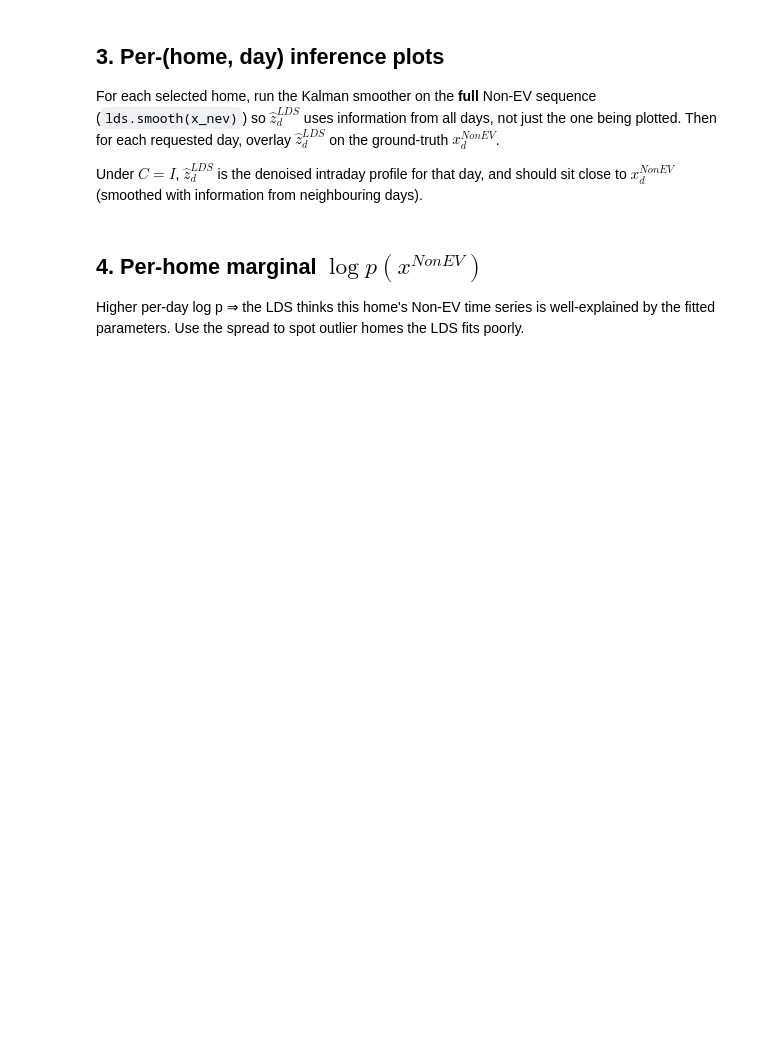
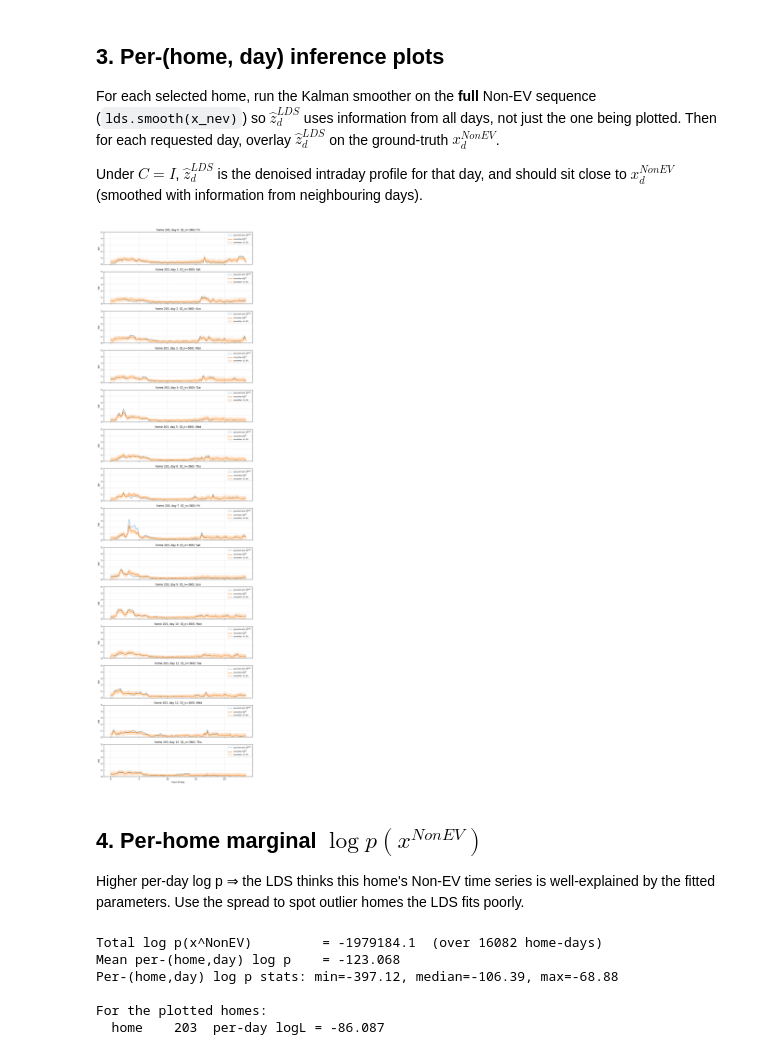
Before and after one commit to jackellishsieh/residential-power-forecasting, a Jupyter notebook: notebooks/jack/lds-non-ev-validation.ipynb, the cells around one changed output. Cells and saved outputs as stored; diff of their text form; code cells hidden in the pictures; blank space fills up the shorter version.

```diff
--- a/notebooks/jack/lds-non-ev-validation.ipynb
+++ b/notebooks/jack/lds-non-ev-validation.ipynb
@@ -42,10 +52,14 @@ train_df = load_split(str(PROJECT_ROOT / 'data_processing' / 'splits' / 'train.p
 T = gm.T
 
 home_to_nonev = {}
+home_to_day_of_week = {}
+
 for hid, g in train_df.sort_values(['home_id','day','time_index']).groupby('home_id'):
     D_n = g['day'].nunique()
     if len(g) != D_n * T:
         continue
     home_to_nonev[int(hid)] = g['non_ev_load'].to_numpy().reshape(D_n, T).astype(np.float64)
 
+    home_to_day_of_week[int(hid)] = g['day'].dt.dayofweek.to_numpy().reshape(D_n, T)[:, 0].astype(np.int32)
+
 print(f'{len(home_to_nonev)} homes loaded with ground-truth Non-EV obs')
@@ -59,9 +75,15 @@ Three modes, pick one in the cell below:
 - `MODE='by_quality'` — show `BY_QUALITY_N` worst-fit + `BY_QUALITY_N` best-fit homes (one random day each)
 # %%
 # ── CONFIGURE ──────────────────────────────────────────────────────────────
-MODE = 'random'        # 'manual' | 'random' | 'by_quality'
+MODE = 'manual'        # 'manual' | 'random' | 'by_quality'
 
-MANUAL_PAIRS = [(27, 0), (27, 100), (3000, 10)]
+# MANUAL_PAIRS = [
+#     (27, 0), (27, 1), (27, 2), (27, 100)
+# ]
+
+MANUAL_PAIRS = [
+    (203, i) for i in range(14)
+]
 
 RANDOM_N    = 6
 RANDOM_SEED = 0
@@ -111,36 +149,47 @@ Under $C=I$, $\hat z^{LDS}_d$ is the denoised intraday profile for that day,
 and should sit close to $x^{NonEV}_d$ (smoothed with information from
 neighbouring days).
 # %%
+day_of_week_strings = [
+    'Mon', 'Tue', 'Wed', 'Thu', 'Fri', 'Sat', 'Sun'
+]
+
+
 # Cache the smoother per home (one smoother call covers all that home's days).
 smoothed_cache = {}
 for hid, _ in pairs_to_plot:
     if hid not in smoothed_cache:
         smoothed_cache[hid] = lds.smooth(home_to_nonev[hid])
 
 tt = np.arange(T) * 15 / 60   # hours of day
 n  = len(pairs_to_plot)
 fig, axes = plt.subplots(n, 1, figsize=(10, 2.5 * n), sharex=True)
 if n == 1:
     axes = [axes]
 
 for (hid, d), ax in zip(pairs_to_plot, axes):
     x_nev   = home_to_nonev[hid]
     sm      = smoothed_cache[hid]
     z_d     = sm.z_smooth[d]                          # (T,)
     z_d_sd  = np.sqrt(np.diag(sm.P_smooth[d]))        # (T,)
     truth   = x_nev[d]
 
     ax.plot(tt, truth, lw=1.0, color='C0', label=r'ground-truth $x^{NonEV}_d$')
     ax.plot(tt, z_d,   lw=2.0, color='C1', label=r'smoothed $\hat z^{LDS}_d$')
     ax.fill_between(tt, z_d - z_d_sd, z_d + z_d_sd, color='C1', alpha=0.2,
                     label='smoother ±1 SD')
-    ax.set_title(f'home {hid}, day {d}  (D_n={x_nev.shape[0]})')
+
+    ax.set_title(f'home {hid}, day {d}  (D_n={x_nev.shape[0]}): {day_of_week_strings[home_to_day_of_week[hid][d]]}')
     ax.set_ylabel('kW')
+
+    ax.set_ylim(0, 5)
+
     ax.legend(loc='upper right', fontsize=8)
     ax.grid(alpha=0.3)
 
 axes[-1].set_xlabel('hour of day')
 plt.tight_layout(); plt.show()
+# %% [output]
+[figure, added]
 # %% [markdown]
 ## 4. Per-home marginal $\log p(x^{NonEV})$
 
@@ -167,6 +216,13 @@ shown_homes = sorted(set(hid for hid, _ in pairs_to_plot))
 print('For the plotted homes:')
 for hid in shown_homes:
     print(f'  home {hid:>6}  per-day logL = {ll_per_home_per_day[hid]:+.3f}')
+# %% [output]
+Total log p(x^NonEV)         = -1979184.1  (over 16082 home-days)
+Mean per-(home,day) log p    = -123.068
+Per-(home,day) log p stats: min=-397.12, median=-106.39, max=-68.88
+
+For the plotted homes:
+  home    203  per-day logL = -86.087
 # %%
 fig, ax = plt.subplots(figsize=(8, 3))
 ax.hist(vals, bins=30, color='C0', alpha=0.7)
```
Also changed, not shown: parts of 4 cells of this notebook, 6 other files.
